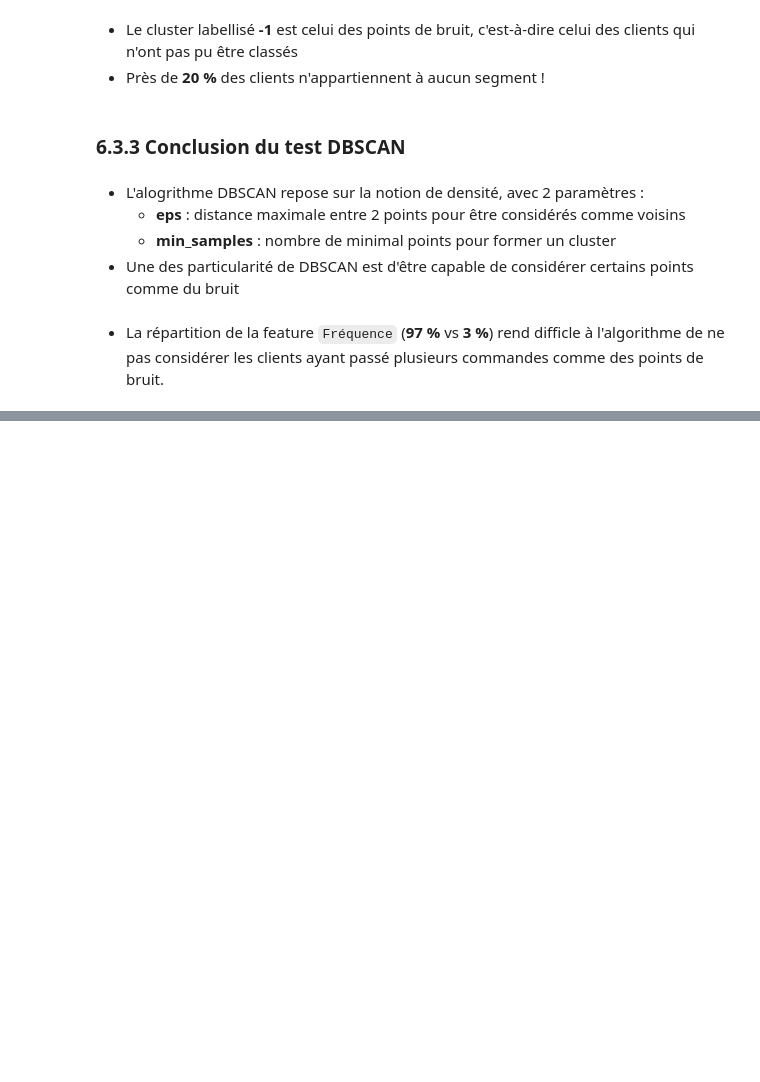
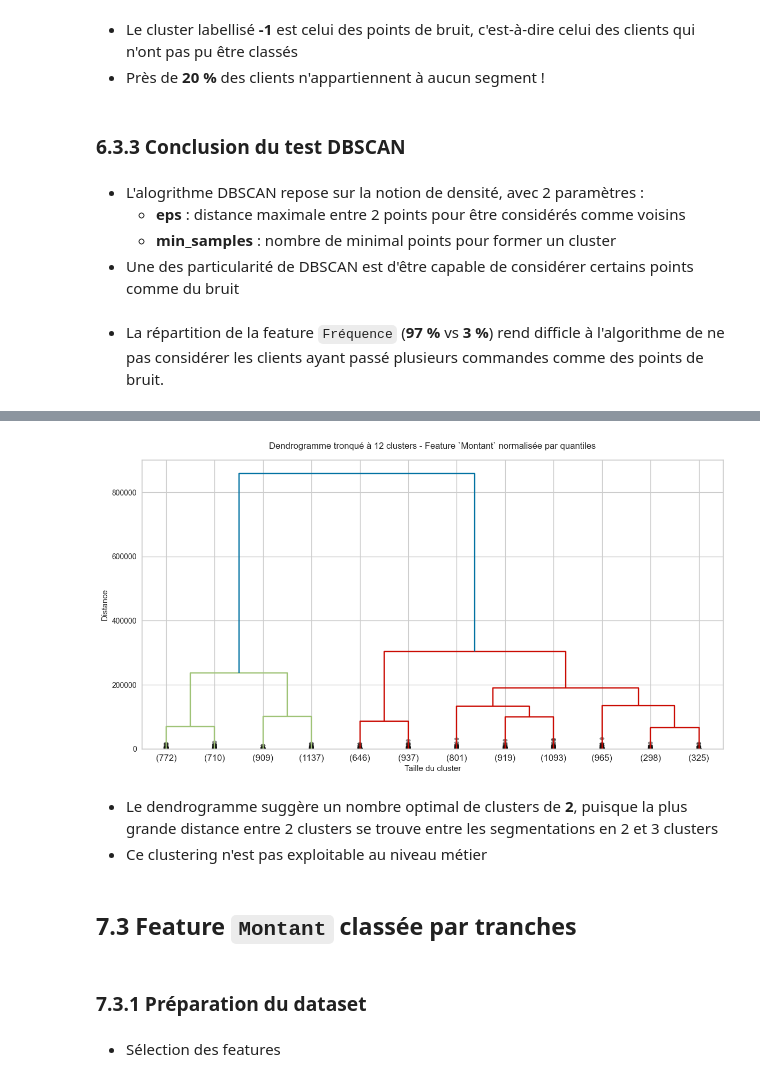
Before and after one commit to Christophe-Aballea/OC_projet5_Segmentez_des_clients_d_un_site_ecommerce, a Jupyter notebook: P05_Notebook3_Tests_modeles_clustering.ipynb, the cells around one changed output, grey strips where cells are left out. Drawn from its saved outputs; the diff is of its cells as text; code cells hidden in the pictures; blank space fills up the shorter version.

Commit message:
Dendogrammes AgglomerativeClustering

```diff
--- a/P05_Notebook3_Tests_modeles_clustering.ipynb
+++ b/P05_Notebook3_Tests_modeles_clustering.ipynb
@@ -1436,0 +1409,10 @@ display(results_df_sorted.loc[mask].head(50))
+# %%
+# Initialisation avec :
+#    * Linkage de type 'ward'
+#    * n_cluster=None : Pas de nombre de clusters prédéterminé
+#    * distance_threshold=0 : Seuil de distance de liaison au-delà duquel les clusters ne seront pas fusionnés à 0
+#                             pour laisser à l'algorithme la possibilité de fusionner 2 clusters même s'ils sont proches
+agglomerative = AgglomerativeClustering(distance_threshold=0, n_clusters=None, linkage='ward')
+
+# Fit du modèle
+agglomerative = agglomerative.fit(sample_set)
@@ -1436,0 +1426,22 @@ display(results_df_sorted.loc[mask].head(50))
+# %%
+# Création de la matrice de liaison Z (distances inter_clusters)
+Z = sch.linkage(agglomerative.children_, method='ward')
+# %%
+# Affichage du dendrogramme
+plt.figure(figsize=(14, 7))
+dendrogram = sch.dendrogram(Z, truncate_mode='lastp', p=12, show_contracted=True)
+plt.title(f'Dendrogramme tronqué à 12 clusters - Feature `Montant` normalisée par quantiles', pad=15)
+plt.xlabel('Taille du cluster')
+plt.ylabel('Distance')
+plt.show()
+# %% [output]
+[figure, added]
+# %% [markdown]
+* Le dendrogramme suggère un nombre optimal de clusters de **2**, puisque la plus grande distance entre 2 clusters se trouve entre les segmentations en 2 et 3 clusters
+* Ce clustering n'est pas exploitable au niveau métier
+# %% [markdown]
+## 7.3 Feature `Montant` classée par tranches
+# %% [markdown]
+### 7.3.1 Préparation du dataset
+# %% [markdown]
+* Sélection des features
```
Also changed, not shown: parts of 32 cells of this notebook, 1 other file.
